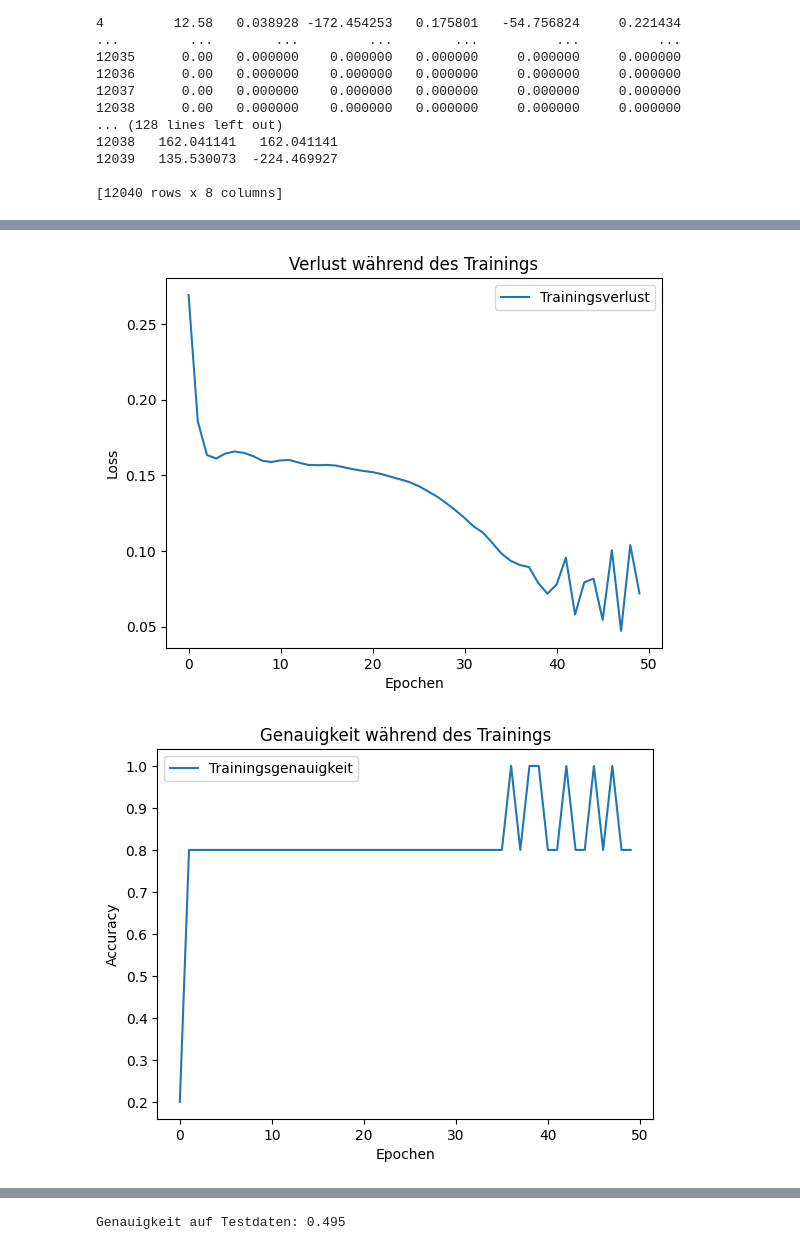
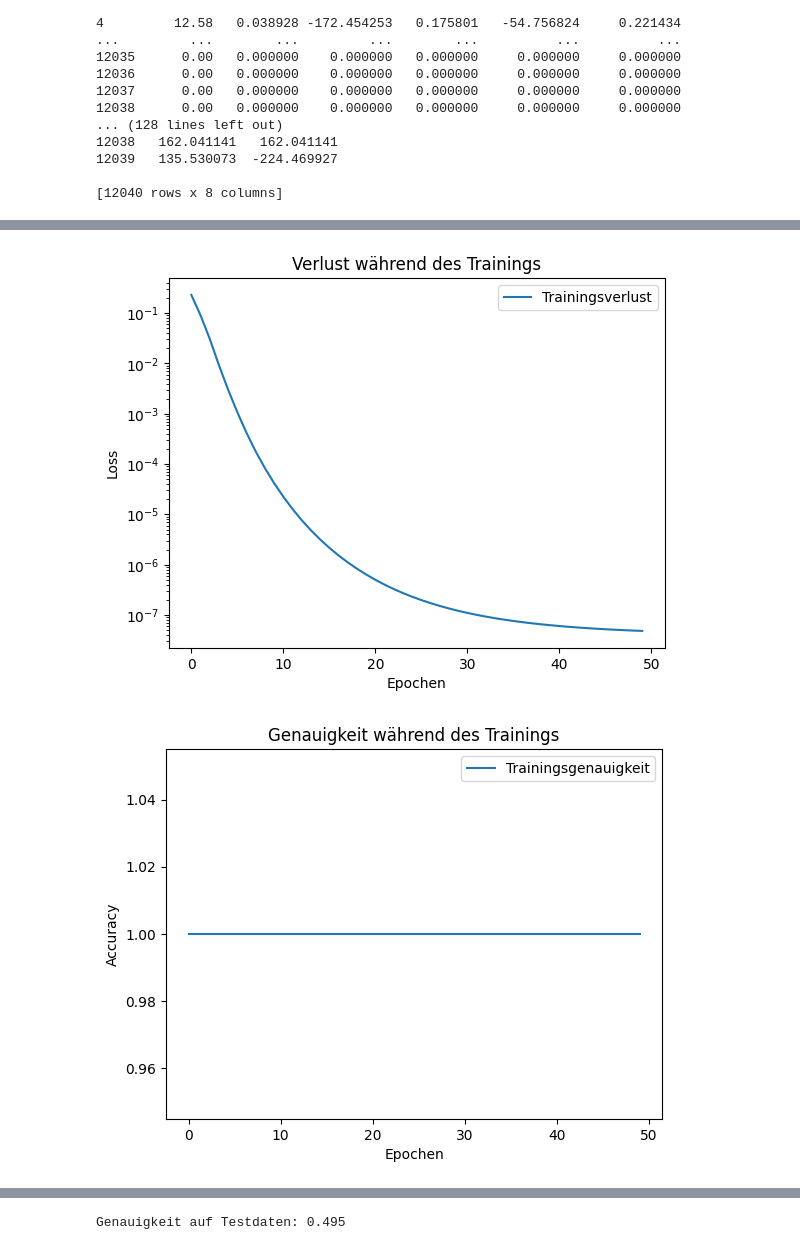
Before and after one commit to MohamedElaj/Klassifizierung-von-Spektral-Daten-durch-Neuronales-Netzwerk, a Jupyter notebook: Bachelorarbeit_test.ipynb, the cells around one changed output, grey strips where cells are left out. Cells and saved outputs as stored; diff of their text form; code cells hidden in the pictures.

```diff
--- a/Bachelorarbeit_test.ipynb
+++ b/Bachelorarbeit_test.ipynb
@@ -34,29 +30,29 @@ from sklearn.metrics import precision_score, recall_score, f1_score
 # %%
 # Extrahieren die Datensätze für die Nutzung. Vorher müssen die Daten in den Ordner Content eingefügt werden.
 pfad = "/content/Blutprobe0.xlsx"
-Datensatz1 = pd.read_excel(pfad)
+Blutprobe0 = pd.read_excel(pfad)
 
 pfad = "/content/Blutprobe01.xlsx"
-Datensatz2 = pd.read_excel(pfad)
+Blutprobe01 = pd.read_excel(pfad)
 
 pfad = "/content/Blutprobe02.xlsx"
-Datensatz3 = pd.read_excel(pfad)
+Blutprobe02 = pd.read_excel(pfad)
 
 pfad = "/content/Blutprobe05.xlsx"
-Datensatz4 = pd.read_excel(pfad)
+Blutprobe05 = pd.read_excel(pfad)
 
 pfad = "/content/Blutprobe5.xlsx"
-Datensatz5 = pd.read_excel(pfad)
+Blutprobe5 = pd.read_excel(pfad)
 # %%
 #Das sind die Ergebnisse die benötigt werden zu jedem Datensatz.
 ergebnisse = {
-    'Krankheitszustand': [1, 1, 1, 1, 0]
+    'Krankheitszustand': [1, 0, 0, 0, 0]
 }
 
 labels = pd.DataFrame(ergebnisse)
 # %%
 # Organisieren der Daten und Labels. Verknüpfen die Datensätze jeweils mit einem Label.
-data_frames = [Datensatz1, Datensatz2, Datensatz3, Datensatz4, Datensatz5]
+data_frames = [Blutprobe0, Blutprobe01, Blutprobe02, Blutprobe05, Blutprobe5]
 data_with_labels = []
 
 for i, df in enumerate(data_frames):
@@ -87,10 +83,10 @@ Datensatz 1: Label - 1
 
 [12040 rows x 8 columns]
 # %%
-X_train = np.array([df.values for df, _ in data_with_labels[:5]])  # Extrahieren der Daten aus den DataFrames
+X_train = np.array([df.values for df, _ in data_with_labels[-4:]])  # Extrahieren der Daten aus den DataFrames
 X_train = X_train[:, :, [0, 5, 6]]   # Die ersten drei Spalten werden extrahiert (Frequenz, Amplitude, Phase)
-y_train = np.array([label for _, label in data_with_labels[:5]])  # Extrahieren der Labels
-X_test = np.array([Datensatz5.values])
+y_train = np.array([label for _, label in data_with_labels[-4:]])  # Extrahieren der Labels
+X_test = np.array([Blutprobe0.values])
 X_test = X_test[:, :, [0, 5, 6]]
 label_entry = labels['Krankheitszustand'].iloc[4]
 y_test = np.array(label_entry)
@@ -141,13 +137,14 @@ Epoch 50/50
 # %%
 # Plotten die Veränderung der Loss abhängig von Epoch.
 plt.plot(history.history['loss'], label='Trainingsverlust')
+plt.yscale('log')
 plt.xlabel('Epochen')
 plt.ylabel('Loss')
 plt.title('Verlust während des Trainings')
 plt.legend()
 plt.show()
 # %% [output]
-[figure, old version]
+[figure, new version]
 # %%
 plt.plot(history.history['accuracy'], label='Trainingsgenauigkeit')
 #plt.plot(history.history['val_accuracy'], label='Validierungsgenauigkeit')
@@ -157,7 +154,7 @@ plt.title('Genauigkeit während des Trainings')
 plt.legend()
 plt.show()
 # %% [output]
-[figure, old version]
+[figure, new version]
 # %%
 result = model.evaluate(X_train, y_train)
 loss, accuracy = result  # Hier wird das Tupel aufgelöst
```
Also changed, not shown: parts of 6 cells of this notebook.
